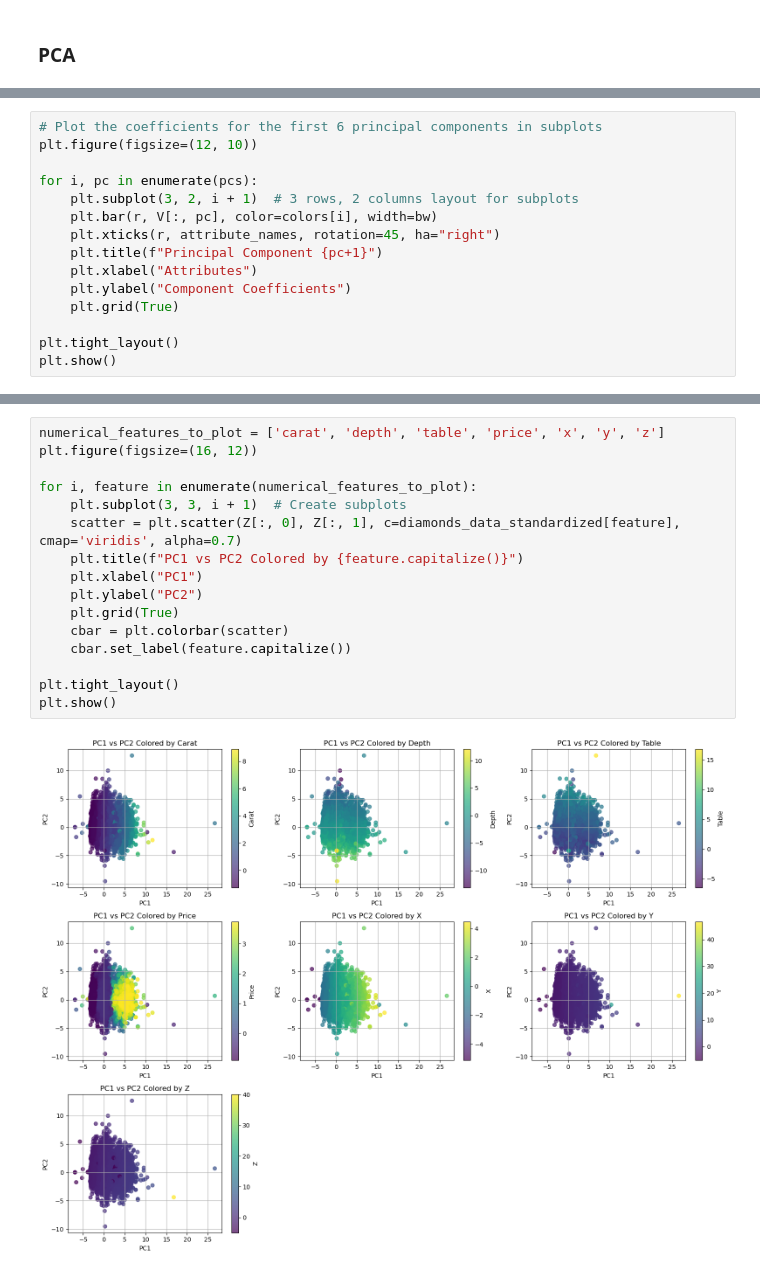
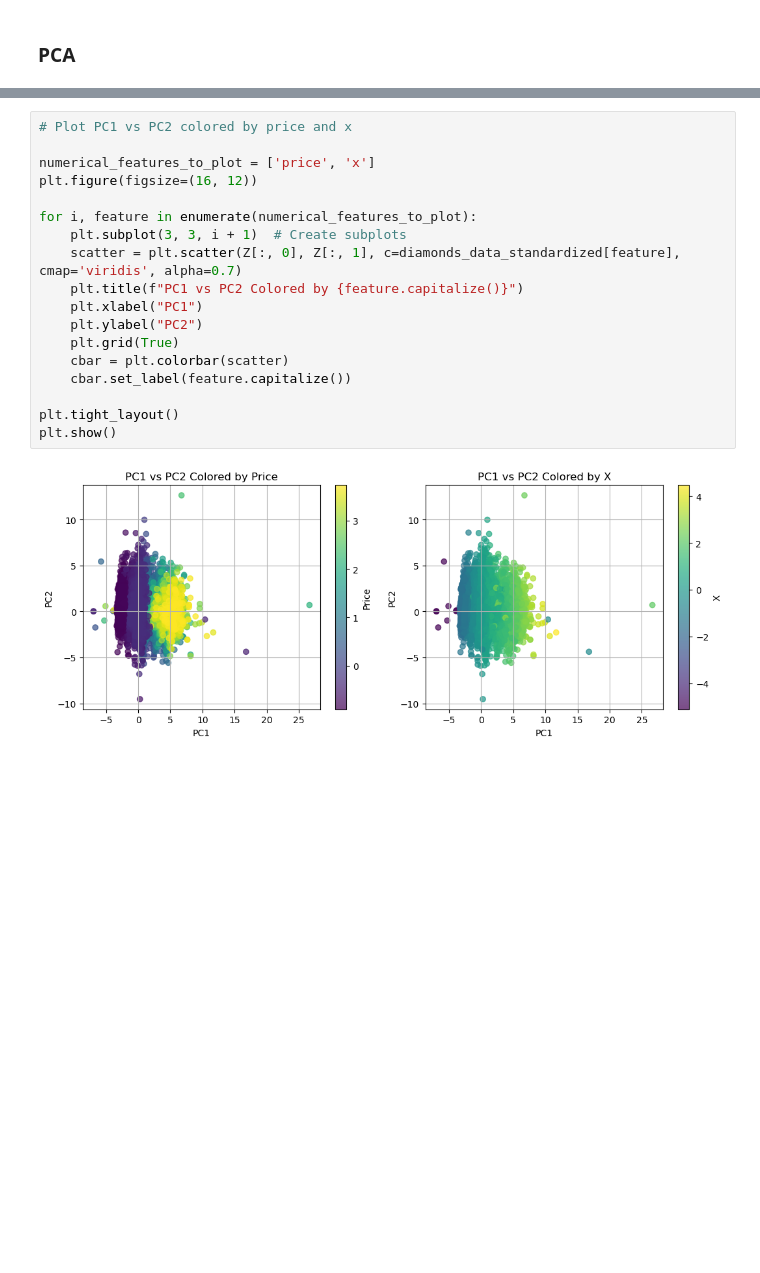
Before and after one commit to ThomasSchiolerH/Machine-Learning-And-Data-Mining, a Jupyter notebook: Project 1/project.ipynb, the cells around one changed output, grey strips where cells are left out. Drawn from its saved outputs; the diff is of its cells as text; blank space fills up the shorter version.

```diff
--- a/Project 1/project.ipynb
+++ b/Project 1/project.ipynb
@@ -370,15 +342,0 @@ PC2 coefficients:
-# %%
-# Plot the coefficients for the first 6 principal components in subplots
-plt.figure(figsize=(12, 10))
-
-for i, pc in enumerate(pcs):
-    plt.subplot(3, 2, i + 1)  # 3 rows, 2 columns layout for subplots
-    plt.bar(r, V[:, pc], color=colors[i], width=bw)
-    plt.xticks(r, attribute_names, rotation=45, ha="right")
-    plt.title(f"Principal Component {pc+1}")
-    plt.xlabel("Attributes")
-    plt.ylabel("Component Coefficients")
-    plt.grid(True)
-
-plt.tight_layout()
-plt.show()
@@ -439,20 +393,22 @@ plt.show()
 # %% [output]
 [figure]
 # %%
-numerical_features_to_plot = ['carat', 'depth', 'table', 'price', 'x', 'y', 'z']
+# Plot PC1 vs PC2 colored by price and x
+
+numerical_features_to_plot = ['price', 'x']
 plt.figure(figsize=(16, 12))
 
 for i, feature in enumerate(numerical_features_to_plot):
     plt.subplot(3, 3, i + 1)  # Create subplots
     scatter = plt.scatter(Z[:, 0], Z[:, 1], c=diamonds_data_standardized[feature], cmap='viridis', alpha=0.7)
     plt.title(f"PC1 vs PC2 Colored by {feature.capitalize()}")
     plt.xlabel("PC1")
     plt.ylabel("PC2")
     plt.grid(True)
     cbar = plt.colorbar(scatter)
     cbar.set_label(feature.capitalize())
 
 plt.tight_layout()
 plt.show()
 # %% [output]
-[figure, old version]
+[figure, new version]
```
Also changed, not shown: parts of 12 cells of this notebook.
